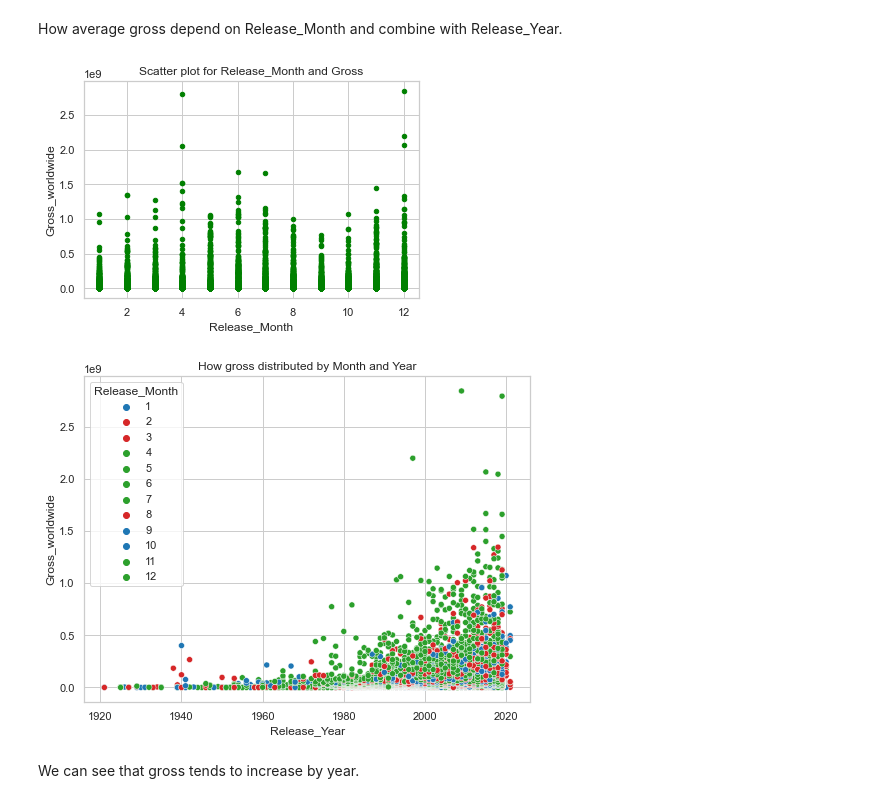
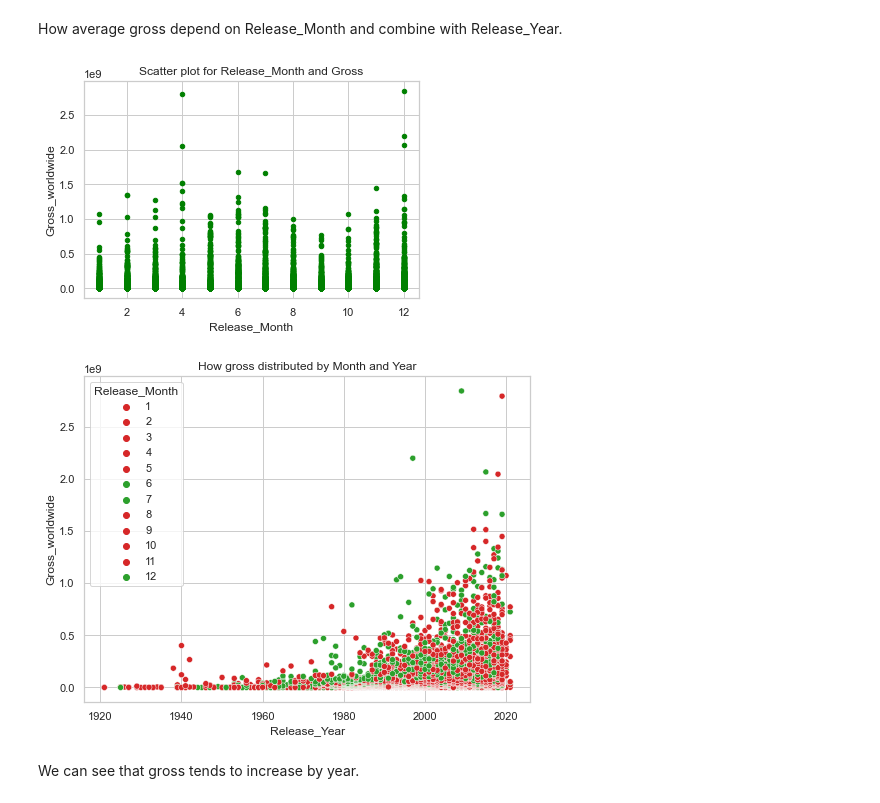
Before and after one commit to theobmgit/bor-prediction-analysis, a Jupyter notebook: notebook/FeatureEngineering.ipynb, the cells around one changed output. Saved outputs shown, nothing was run; the diff lists cells and outputs as text; code cells hidden in the pictures.

```diff
--- a/notebook/FeatureEngineering.ipynb
+++ b/notebook/FeatureEngineering.ipynb
@@ -337,27 +337,24 @@ How average gross depend on Release_Month and combine with Release_Year.
 # %%
 cols=['Release_Month','Gross_worldwide']
 
 data.plot.scatter(x='Release_Month',y='Gross_worldwide',color='green')
 plt.title("Scatter plot for Release_Month and Gross")
 #3
-rColor=[2,3,8]
-gColor=[4,5,6,7,11,12]
-bColor=[1,9,10]
+gColor=[6,7,12]
+rColor=[1,2,3,4,5,8,9,10,11]
 colorMap=dict()
+for i in gColor:
+    colorMap[i]='tab:green'
 for i in rColor:
     colorMap[i]='tab:red'
-for i in gColor:
-    colorMap[i]='tab:green'
-for i in bColor:
-    colorMap[i]='tab:blue'
 C=colorMap
 fig = plt.figure(figsize=(8,6))
 sns.scatterplot(data=data,x='Release_Year',y='Gross_worldwide',hue='Release_Month',palette=C)
 plt.title("How gross distributed by Month and Year")
 plt.show()
 # %% [output]
 [figure]
-[figure, old version]
+[figure, new version]
 # %% [markdown]
 We can see that gross tends to increase by year.
 # %%
```
Also changed, not shown: parts of 16 cells of this notebook, 4 other files.
